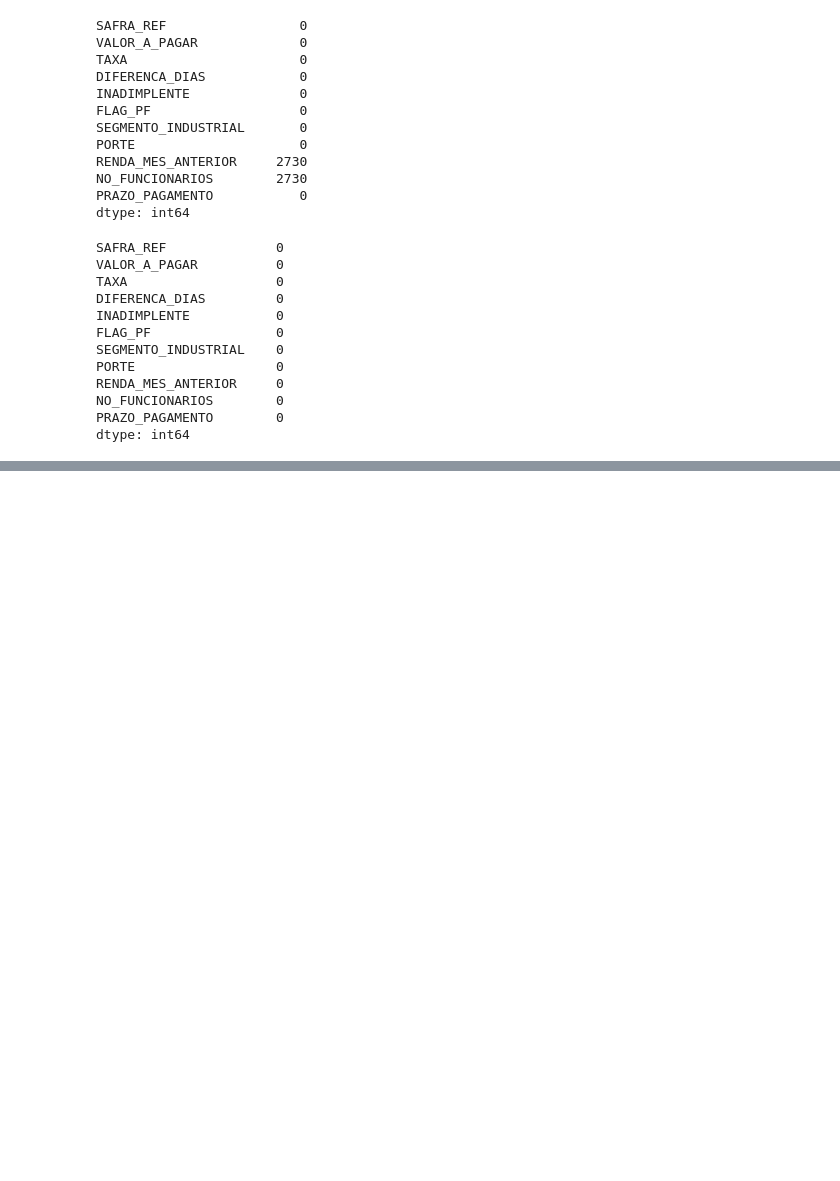
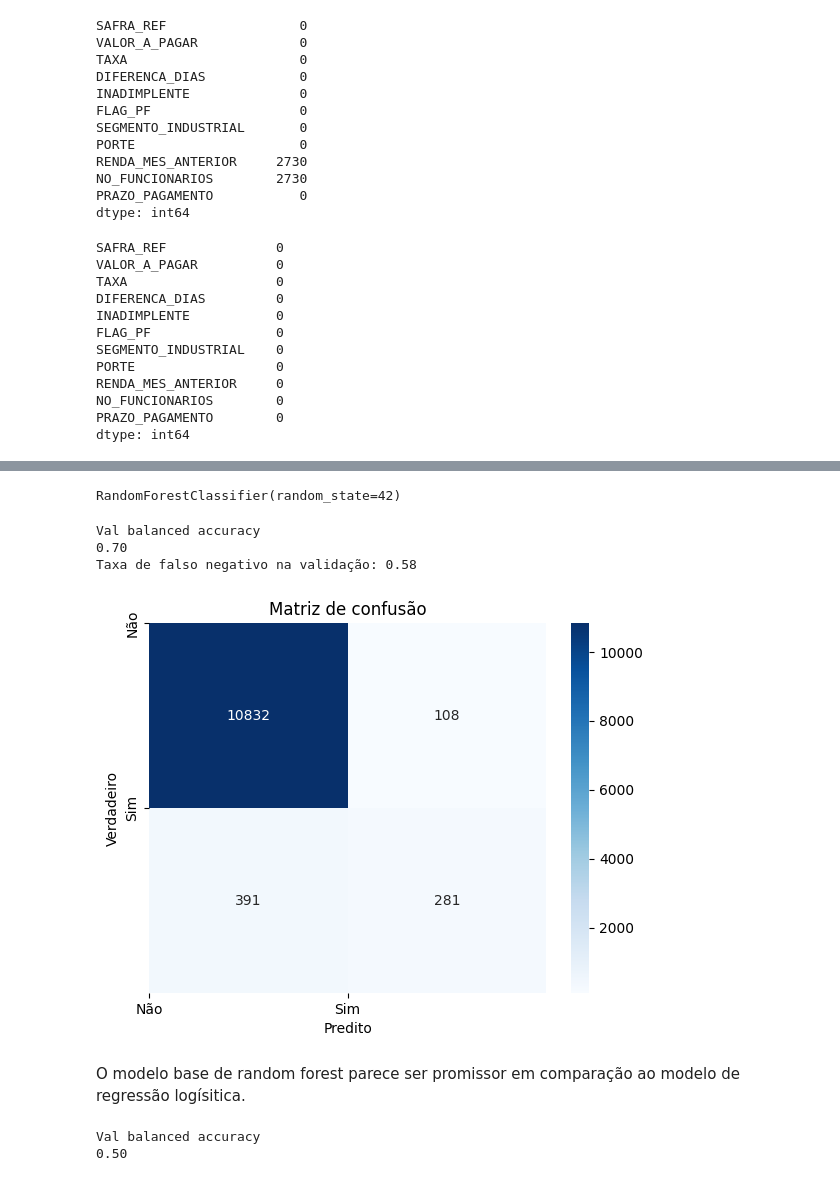
Before and after one commit to gupaulasan/credit-score, a Jupyter notebook: notebooks/credit_score.ipynb, the cells around one changed output, grey strips where cells are left out. Saved outputs shown, nothing was run; the diff lists cells and outputs as text; code cells hidden in the pictures; blank space fills up the shorter version.

```diff
--- a/notebooks/credit_score.ipynb
+++ b/notebooks/credit_score.ipynb
@@ -1022,7 +1104,23 @@ Serão testados três modelos de classificação diferentes:
+# %%
+X_train = X_train.drop(
+    ["VALOR_A_PAGAR", "RENDA_MES_ANTERIOR", "NO_FUNCIONARIOS"], axis=1
+)
+X_val = X_val.drop(["VALOR_A_PAGAR", "RENDA_MES_ANTERIOR", "NO_FUNCIONARIOS"], axis=1)
+X_test = X_test.drop(["VALOR_A_PAGAR", "RENDA_MES_ANTERIOR", "NO_FUNCIONARIOS"], axis=1)
+
+# Transformar os dados em numéricos
+X_train = X_train.apply(pd.to_numeric)
+X_val = X_val.apply(pd.to_numeric)
+X_test = X_test.apply(pd.to_numeric)
+# %%
+# Set inf to max float32
+X_train = X_train.replace([np.inf, -np.inf], np.finfo(np.float32).max)
+X_val = X_val.replace([np.inf, -np.inf], np.finfo(np.float32).max)
+X_test = X_test.replace([np.inf, -np.inf], np.finfo(np.float32).max)
 # %%
-logreg = LogisticRegression(
-    random_state=42  # random_state não surte efeito para solver lbfgs
-)
+logreg = LogisticRegression(C=0.01, solver="lbfgs")
+
 logreg.fit(X_train, y_train)
 
-y_pred = logreg.predict(X_val)
+print("Val balanced accuracy")
+print(f"{balanced_accuracy_score(y_val, logreg.predict(X_val)):.2f}")
@@ -1042,0 +1134,35 @@ plt.show()
+# %%
+random_forest = RandomForestClassifier(random_state=42)
+random_forest.fit(X_train, y_train)
+# %% [output]
+RandomForestClassifier(random_state=42)
+# %%
+print("Val balanced accuracy")
+print(f"{balanced_accuracy_score(y_val, random_forest.predict(X_val)):.2f}")
+
+cm = confusion_matrix(y_val, random_forest.predict(X_val))
+
+print(f"Taxa de falso negativo na validação: {cm[1, 0] / cm[1].sum():.2f}")
+sns.heatmap(cm, annot=True, fmt="d", cmap="Blues")
+plt.xlabel("Predito")
+plt.ylabel("Verdadeiro")
+plt.xticks([0, 1], ["Não", "Sim"])
+plt.yticks([0, 1], ["Não", "Sim"])
+plt.title("Matriz de confusão - Random Forest")
+plt.show()
+# %% [output]
+Val balanced accuracy
+0.70
+Taxa de falso negativo na validação: 0.58
+[figure, added]
+# %% [markdown]
+O modelo base de random forest parece ser promissor em comparação ao modelo de regressão logísitica.
+# %%
+svm = SVC(random_state=42)
+svm.fit(X_train, y_train)
+
+print("Val balanced accuracy")
+print(f"{balanced_accuracy_score(y_val, svm.predict(X_val)):.2f}")
+# %% [output]
+Val balanced accuracy
+0.50
```
Also changed, not shown: parts of 52 cells of this notebook.
